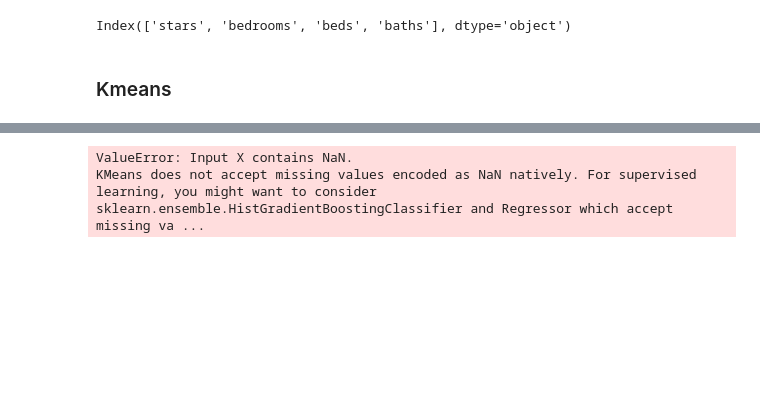
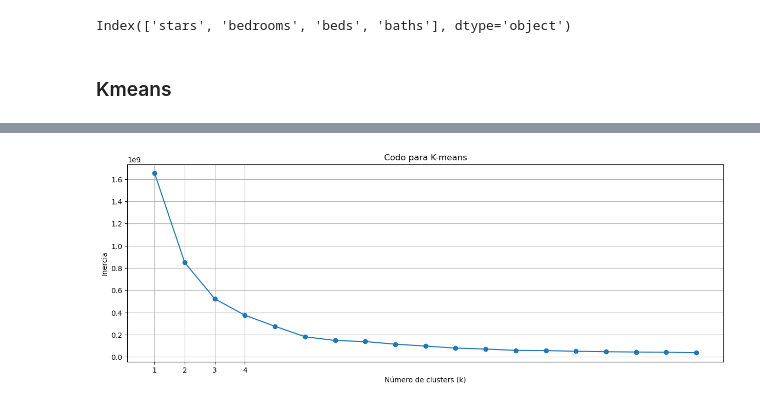
Before and after one commit to EstebanGomezVal/iteso-data-analytics, a Jupyter notebook: notebooks/Kmeans_madrid.ipynb, the cells around one changed output, grey strips where cells are left out. Drawn from its saved outputs; the diff is of its cells as text; code cells hidden in the pictures; blank space fills up the shorter version.

Commit message:
kmeans madrid

```diff
--- a/notebooks/Kmeans_madrid.ipynb
+++ b/notebooks/Kmeans_madrid.ipynb
@@ -478,3 +481,9 @@ Index(['stars', 'bedrooms', 'beds', 'baths'], dtype='object')
 df = df.apply(pd.to_numeric, errors='coerce')
 # %% [markdown]
 ### Kmeans
+# %%
+df['beds'].fillna(0, inplace = True)
+df['stars'].fillna(0, inplace = True)
+df['baths'].fillna(0, inplace = True)
+df['bedrooms'].fillna(0, inplace = True)
+df.isna().sum()
@@ -482,10 +508,17 @@ df = df.apply(pd.to_numeric, errors='coerce')
 X = df.values
 # %%
 lista = []
-for i in range(1, 11):
-    kmeans = KMeans(n_clusters = i, random_state= 32)
+for i in range(1, 20):
+    kmeans = KMeans(n_clusters = i, random_state = 15)
     kmeans.fit(X)
     lista.append(kmeans.inertia_)
+
+plt.figure(figsize=(15, 5))
+plt.plot(range(1,20), lista, marker = "o")
+plt.xlabel('Número de clusters (k)')
+plt.ylabel('Inercia')
+plt.title('Codo para K-means')
+plt.xticks(np.arange(1, 5, 1))
+plt.grid()
 # %% [output]
-ValueError: Input X contains NaN.
-KMeans does not accept missing values encoded as NaN natively. For supervised learning, you might want to consider sklearn.ensemble.HistGradientBoostingClassifier and Regressor which accept missing va ...
+[figure, added]
```
Also changed, not shown: parts of 12 cells of this notebook.
